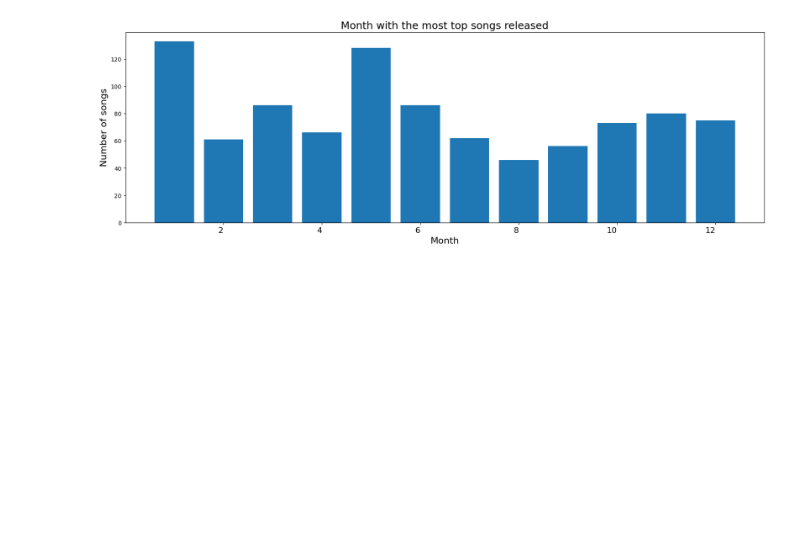
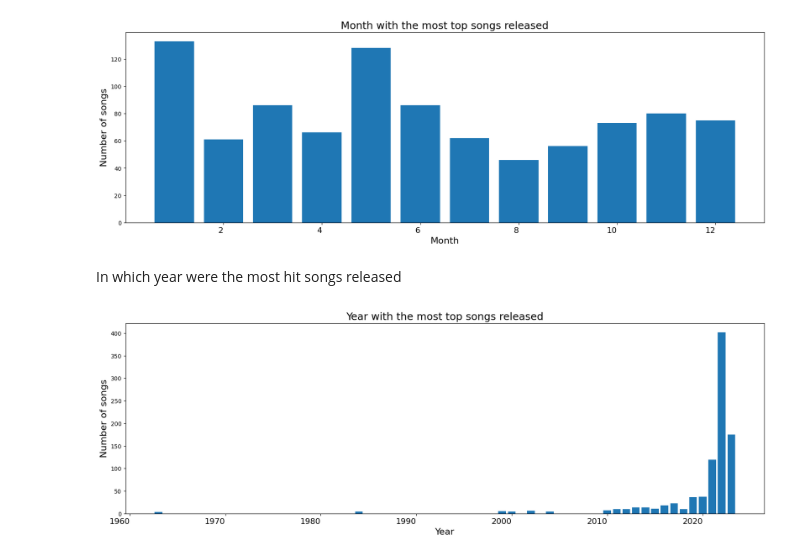
Before and after one commit to godoistvan/topsongs, a Jupyter notebook: topsongs.ipynb, the cells around one changed output. Saved outputs shown, nothing was run; the diff lists cells and outputs as text; code cells hidden in the pictures; blank space fills up the shorter version.

Commit message:
Found out that most hit songs were released after 2020

```diff
--- a/topsongs.ipynb
+++ b/topsongs.ipynb
@@ -160,3 +160,18 @@ plt.title('Month with the most top songs released', fontsize=18)
 plt.show()
 # %% [output]
 [figure]
+# %% [markdown]
+In which year were the most hit songs released
+# %%
+data = df['released_year'].value_counts().sort_values(ascending=False)
+datatop = data.head(20)
+
+plt.figure(figsize=(20, 6))
+plt.bar(datatop.index, datatop.values)
+plt.xlabel('Year', fontsize=16)
+plt.ylabel('Number of songs', fontsize=16)
+plt.xticks(ha='right', fontsize=14)
+plt.title('Year with the most top songs released', fontsize=18)
+plt.show()
+# %% [output]
+[figure, added]
```
